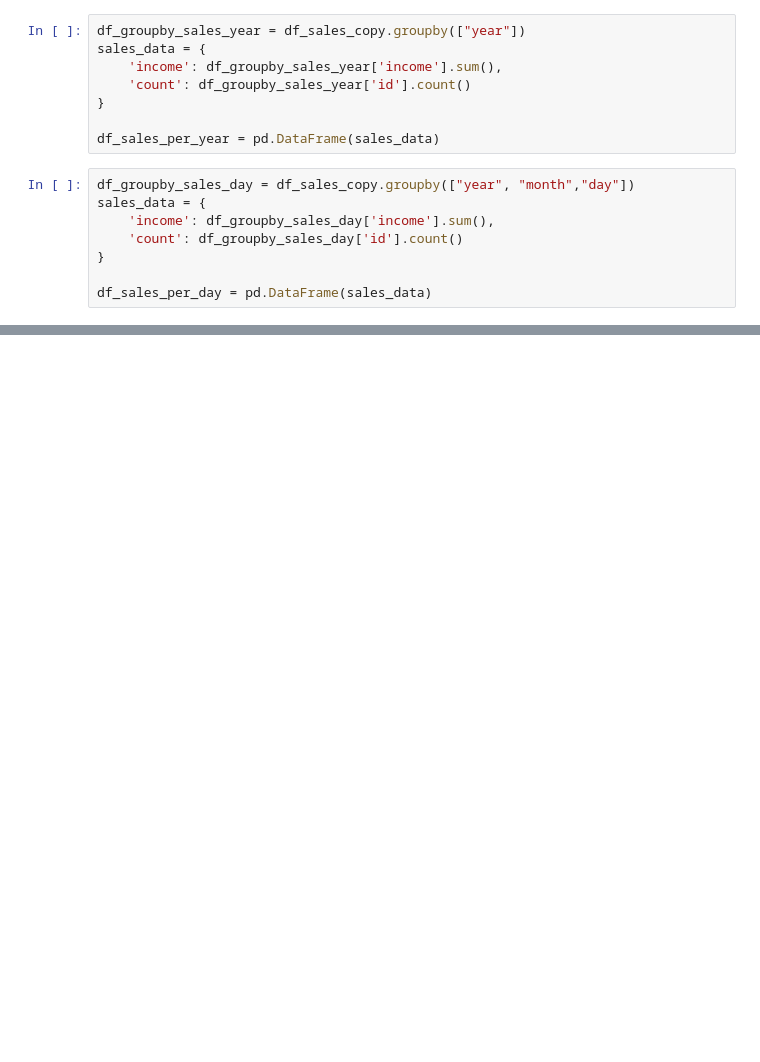
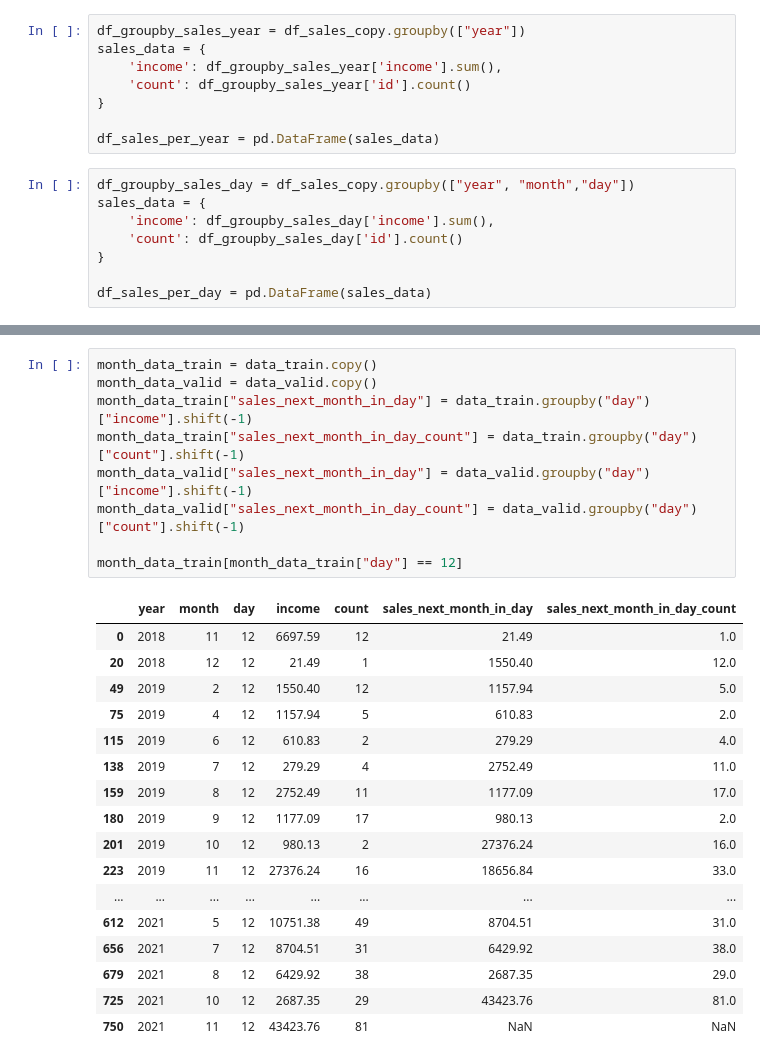
Before and after one commit to fjrp1412/machine-learning-dicascada, a Jupyter notebook: notebooks/sales_model_predictor.ipynb, the cells around one changed output, grey strips where cells are left out. Cells and saved outputs as stored; diff of their text form; blank space fills up the shorter version.

```diff
--- a/notebooks/sales_model_predictor.ipynb
+++ b/notebooks/sales_model_predictor.ipynb
@@ -129,0 +151,27 @@ df_sales_per_year
+# %%
+month_data_train = data_train.copy()
+month_data_valid = data_valid.copy()
+month_data_train["sales_next_month_in_day"] = data_train.groupby("day")["income"].shift(-1)
+month_data_train["sales_next_month_in_day_count"] = data_train.groupby("day")["count"].shift(-1)
+month_data_valid["sales_next_month_in_day"] = data_valid.groupby("day")["income"].shift(-1)
+month_data_valid["sales_next_month_in_day_count"] = data_valid.groupby("day")["count"].shift(-1)
+
+month_data_train[month_data_train["day"] == 12]
+# %% [output]
+|  | year | month | day | income | count | sales_next_month_in_day | sales_next_month_in_day_count |
+| 0 | 2018 | 11 | 12 | 6697.59 | 12 | 21.49 | 1.0 |
+| 20 | 2018 | 12 | 12 | 21.49 | 1 | 1550.40 | 12.0 |
+| 49 | 2019 | 2 | 12 | 1550.40 | 12 | 1157.94 | 5.0 |
+| 75 | 2019 | 4 | 12 | 1157.94 | 5 | 610.83 | 2.0 |
+| 115 | 2019 | 6 | 12 | 610.83 | 2 | 279.29 | 4.0 |
+| 138 | 2019 | 7 | 12 | 279.29 | 4 | 2752.49 | 11.0 |
+| 159 | 2019 | 8 | 12 | 2752.49 | 11 | 1177.09 | 17.0 |
+| 180 | 2019 | 9 | 12 | 1177.09 | 17 | 980.13 | 2.0 |
+| 201 | 2019 | 10 | 12 | 980.13 | 2 | 27376.24 | 16.0 |
+| 223 | 2019 | 11 | 12 | 27376.24 | 16 | 18656.84 | 33.0 |
+| ... | ... | ... | ... | ... | ... | ... | ... |
+| 612 | 2021 | 5 | 12 | 10751.38 | 49 | 8704.51 | 31.0 |
+| 656 | 2021 | 7 | 12 | 8704.51 | 31 | 6429.92 | 38.0 |
+| 679 | 2021 | 8 | 12 | 6429.92 | 38 | 2687.35 | 29.0 |
+| 725 | 2021 | 10 | 12 | 2687.35 | 29 | 43423.76 | 81.0 |
+| 750 | 2021 | 11 | 12 | 43423.76 | 81 | NaN | NaN |
```
Also changed, not shown: parts of 22 cells of this notebook, 3 other files.
